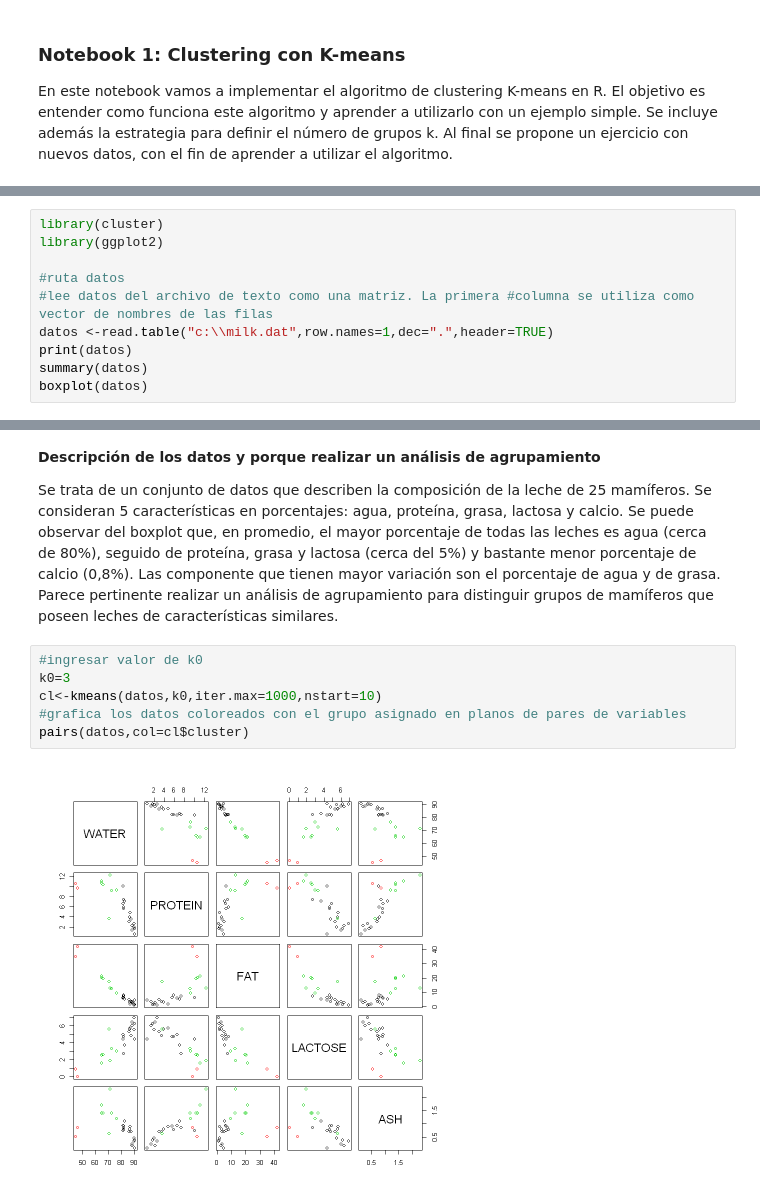
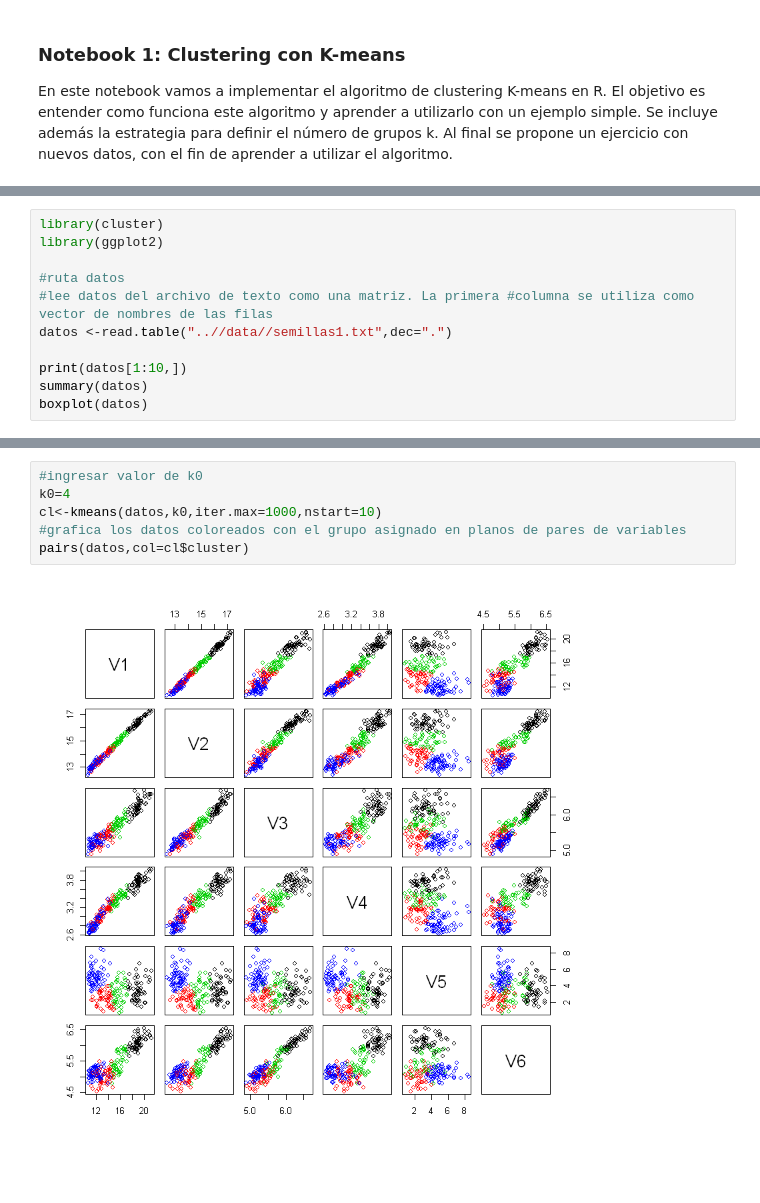
Before and after one commit to elianascheihing/INFO257, a Jupyter notebook: clustering/Clustering_Notebook1.ipynb, the cells around one changed output, grey strips where cells are left out. Drawn from its saved outputs; the diff is of its cells as text; blank space fills up the shorter version.

```diff
--- a/clustering/Clustering_Notebook1.ipynb
+++ b/clustering/Clustering_Notebook1.ipynb
@@ -7,8 +26,9 @@ library(ggplot2)
 
 #ruta datos
 #lee datos del archivo de texto como una matriz. La primera #columna se utiliza como vector de nombres de las filas
-datos <-read.table("c:\\milk.dat",row.names=1,dec=".",header=TRUE)
-print(datos)
+datos <-read.table("..//data//semillas1.txt",dec=".")
+
+print(datos[1:10,])
 summary(datos)
 boxplot(datos)
 # %% [output]
@@ -47,12 +61,8 @@ DOLPHIN     44.9    10.6 34.9     0.9 0.53
-# %% [markdown]
-**Descripción de los datos y porque realizar un análisis de agrupamiento**
-
-Se trata de un conjunto de datos que describen la composición de la leche de 25 mamíferos. Se consideran 5 características en porcentajes: agua, proteína, grasa, lactosa y calcio. Se puede observar del boxplot que, en promedio, el mayor porcentaje de todas las leches es agua (cerca de 80%), seguido de proteína, grasa y lactosa (cerca del 5%) y bastante menor porcentaje de calcio (0,8%). Las componente que tienen mayor variación son el porcentaje de agua y de grasa. Parece pertinente realizar un análisis de agrupamiento para distinguir grupos de mamíferos que poseen leches de características similares.
 # %%
 #ingresar valor de k0
-k0=3
+k0=4
 cl<-kmeans(datos,k0,iter.max=1000,nstart=10)
 #grafica los datos coloreados con el grupo asignado en planos de pares de variables
 pairs(datos,col=cl$cluster)
 # %% [output]
-[figure, old version]
+[figure, new version]
```
Also changed, not shown: parts of 17 cells of this notebook, 13 other files.
